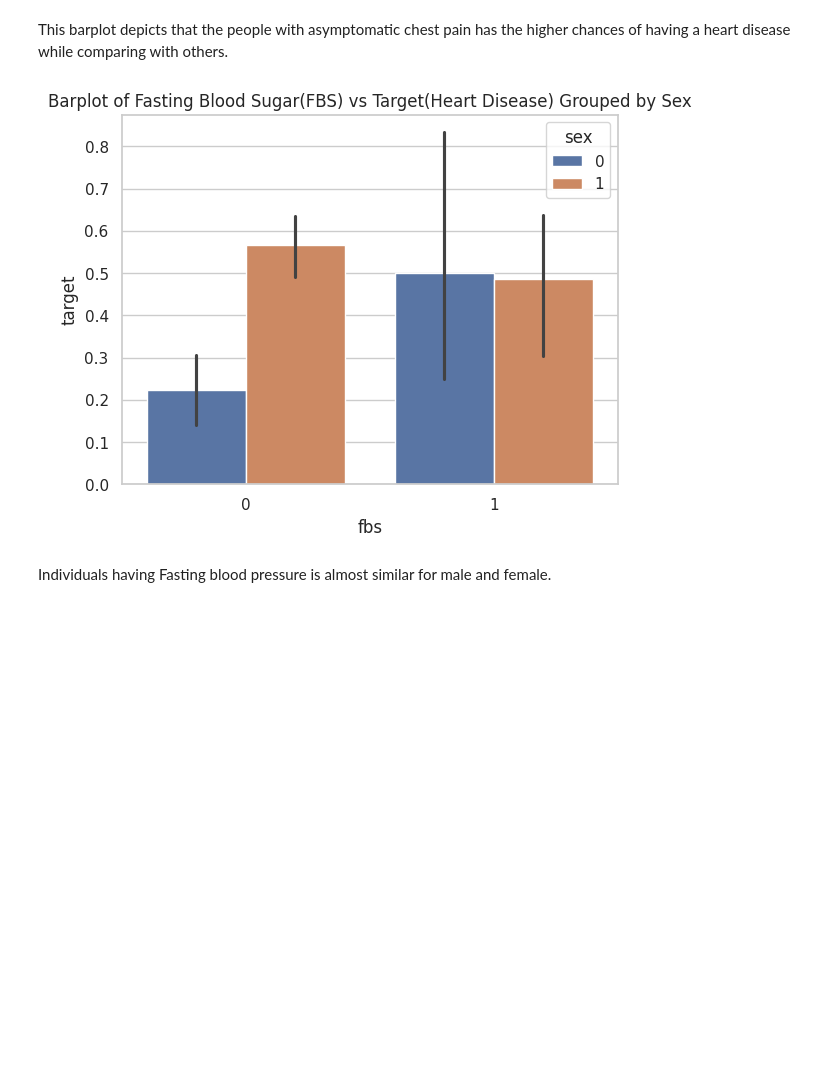
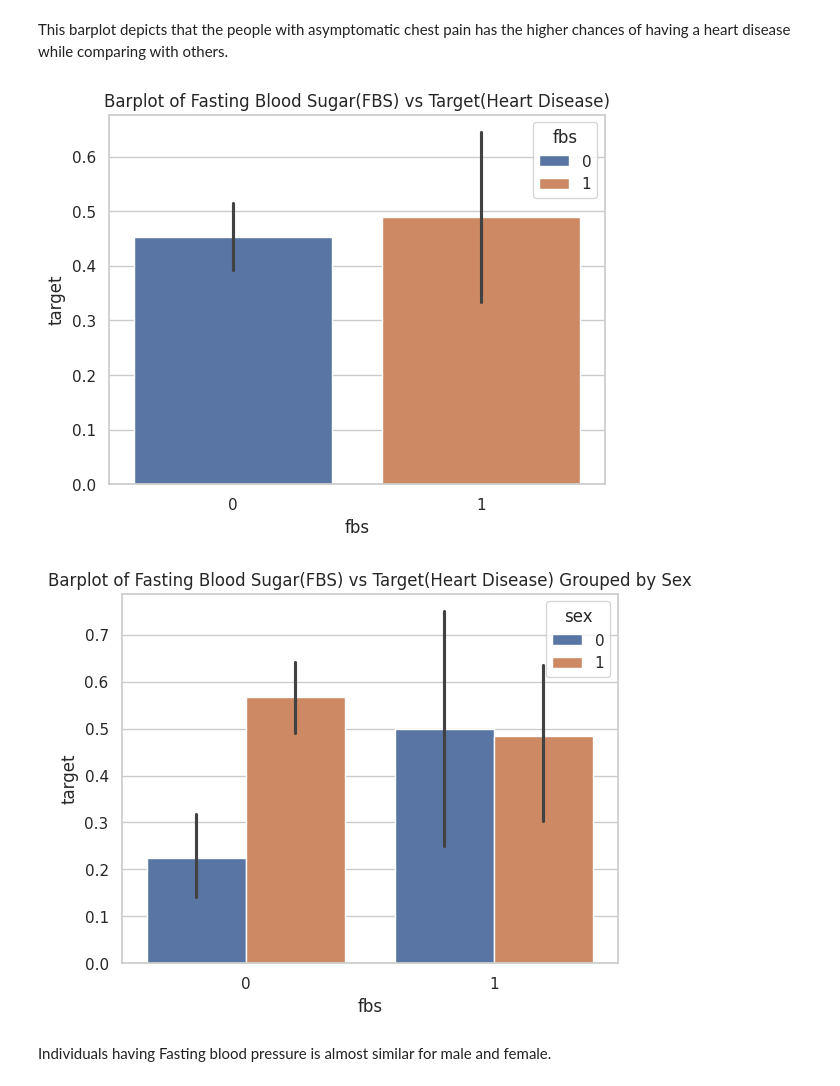
Before and after one commit to negilbabu/Heart-Disease-Prediction-Ai-, a Jupyter notebook: HeartDiseasePrediction.ipynb, the cells around one changed output. Cells and saved outputs as stored; diff of their text form; code cells hidden in the pictures; blank space fills up the shorter version.

```diff
--- a/HeartDiseasePrediction.ipynb
+++ b/HeartDiseasePrediction.ipynb
@@ -174,12 +179,16 @@ plt.show()
 # %% [markdown]
 This barplot depicts that the people with asymptomatic chest pain has the higher chances of having a heart disease while comparing with others.
 # %%
+sns.barplot(x='fbs', y='target',hue='fbs', data=df)
+plt.title("Barplot of Fasting Blood Sugar(FBS) vs Target(Heart Disease)")
+plt.show()
+
 sns.barplot(x='fbs', y='target', hue='sex', data=df)
 plt.title("Barplot of Fasting Blood Sugar(FBS) vs Target(Heart Disease) Grouped by Sex")
-
 plt.show()
 # %% [output]
-[figure, old version]
+[figure, new version]
+[figure, added]
 # %% [markdown]
 Individuals having Fasting blood pressure is almost similar for male and female.
 # %%
```
Also changed, not shown: parts of 17 cells of this notebook.
